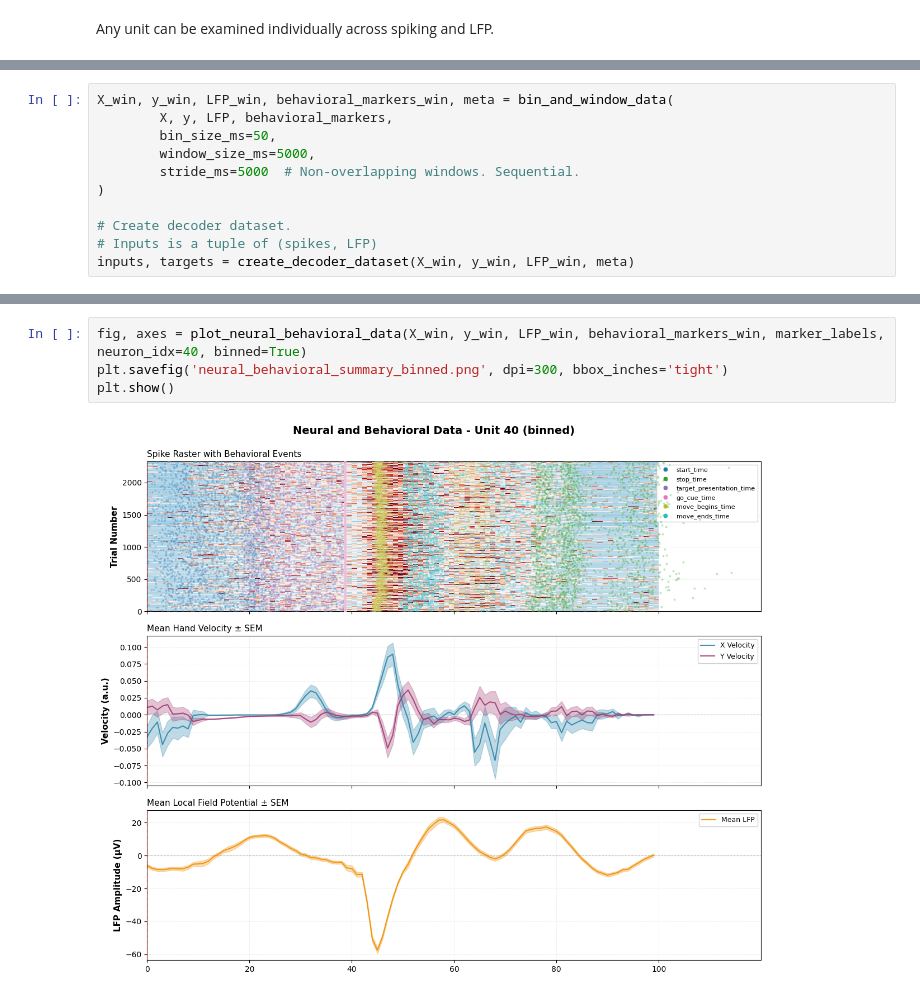
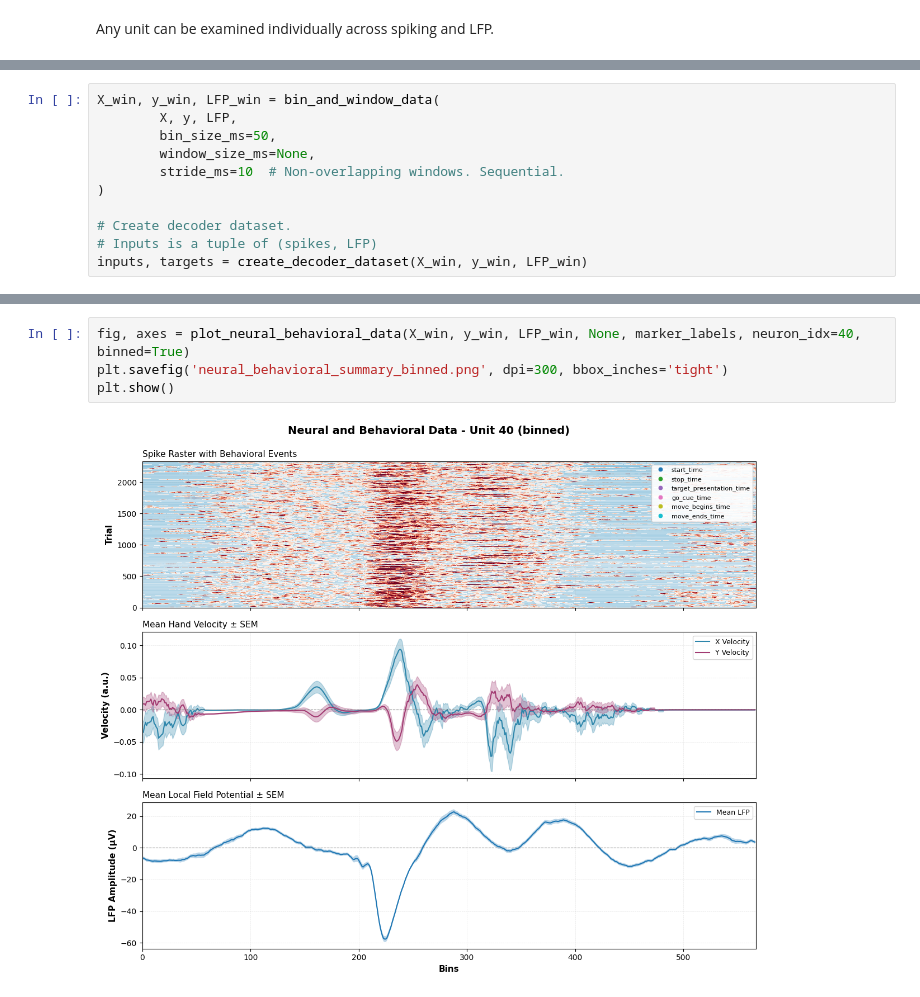
Before and after one commit to BenFalken/SNN-Based-Motion-Decoder, a Jupyter notebook: main.ipynb, the cells around one changed output, grey strips where cells are left out. Saved outputs shown, nothing was run; the diff lists cells and outputs as text.

```diff
--- a/main.ipynb
+++ b/main.ipynb
@@ -74,12 +73,12 @@ plt.show()
 # %%
-X_win, y_win, LFP_win, behavioral_markers_win, meta = bin_and_window_data(
-        X, y, LFP, behavioral_markers,
+X_win, y_win, LFP_win = bin_and_window_data(
+        X, y, LFP,
         bin_size_ms=50,
-        window_size_ms=5000,
-        stride_ms=5000  # Non-overlapping windows. Sequential.
+        window_size_ms=None,
+        stride_ms=10  # Non-overlapping windows. Sequential.
 )
 
 # Create decoder dataset.
 # Inputs is a tuple of (spikes, LFP)
-inputs, targets = create_decoder_dataset(X_win, y_win, LFP_win, meta)
+inputs, targets = create_decoder_dataset(X_win, y_win, LFP_win)
 # %% [output]
@@ -102,7 +88,7 @@ Decoder dataset created:
   Targets: (2327, 2)
-# %%
-fig, axes = plot_neural_behavioral_data(X_win, y_win, LFP_win, behavioral_markers_win, marker_labels, neuron_idx=40, binned=True)
-plt.savefig('neural_behavioral_summary_binned.png', dpi=300, bbox_inches='tight')
-plt.show()
-# %% [output]
-[figure, removed]
+# %%
+fig, axes = plot_neural_behavioral_data(X_win, y_win, LFP_win, None, marker_labels, neuron_idx=40, binned=True)
+plt.savefig('neural_behavioral_summary_binned.png', dpi=300, bbox_inches='tight')
+plt.show()
+# %% [output]
+[figure, added]
```
Also changed, not shown: parts of 3 cells of this notebook, 2 other files.
